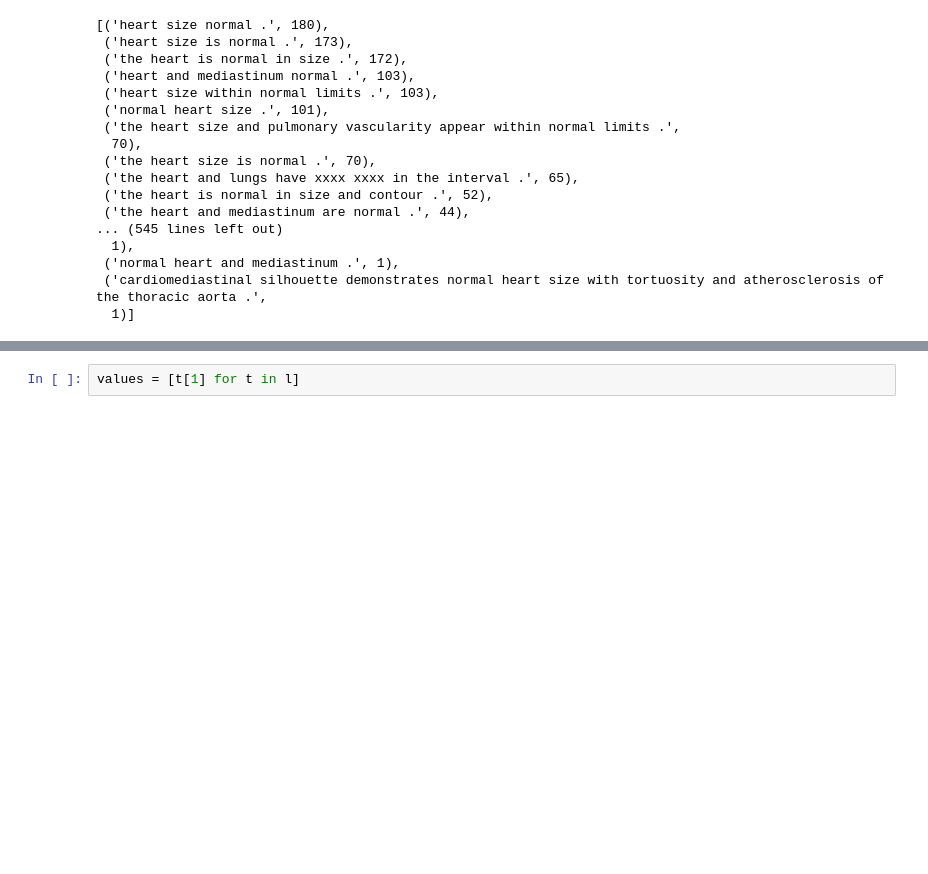
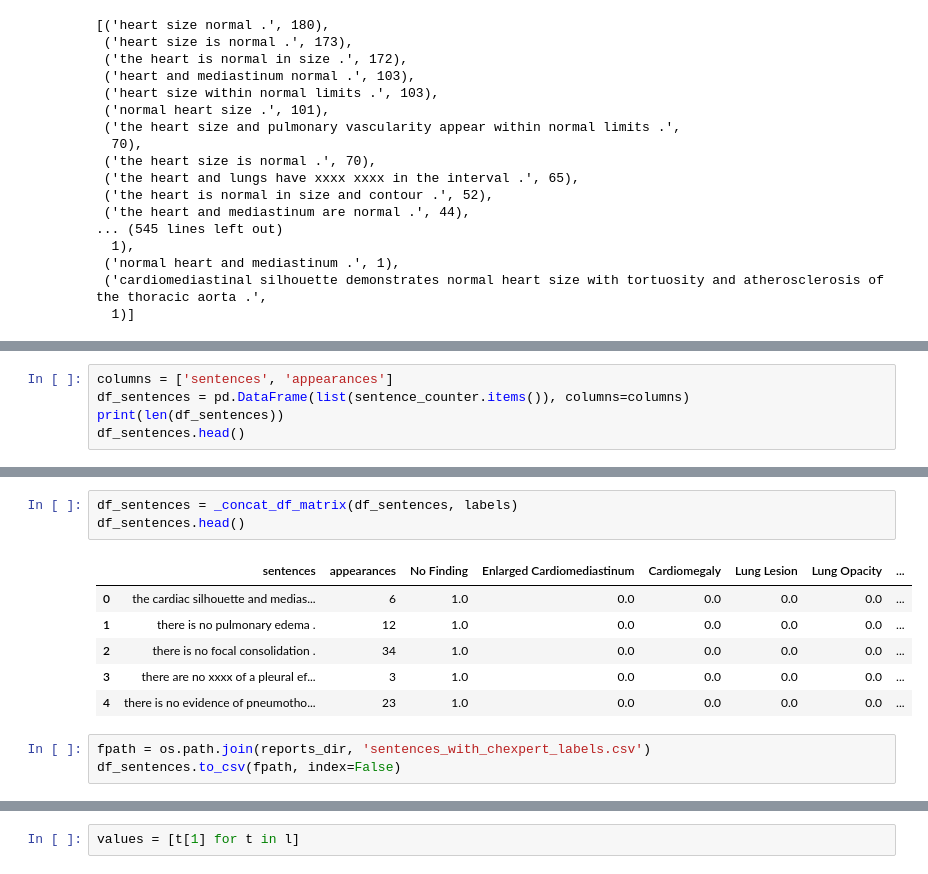
Before and after one commit to pdpino/medical-ai, a Jupyter notebook: medai/datasets/notebooks/iu_xray.ipynb, the cells around one changed output, grey strips where cells are left out. Drawn from its saved outputs; the diff is of its cells as text; blank space fills up the shorter version.

```diff
--- a/medai/datasets/notebooks/iu_xray.ipynb
+++ b/medai/datasets/notebooks/iu_xray.ipynb
@@ -625,0 +634,5 @@ l[:20]
+# %%
+columns = ['sentences', 'appearances']
+df_sentences = pd.DataFrame(list(sentence_counter.items()), columns=columns)
+print(len(df_sentences))
+df_sentences.head()
@@ -625,0 +657,13 @@ l[:20]
+# %%
+df_sentences = _concat_df_matrix(df_sentences, labels)
+df_sentences.head()
+# %% [output]
+|  | sentences | appearances | No Finding | Enlarged Cardiomediastinum | Cardiomegaly | Lung Lesion | Lung Opacity | ... |
+| 0 | the cardiac silhouette and medias... | 6 | 1.0 | 0.0 | 0.0 | 0.0 | 0.0 | ... |
+| 1 | there is no pulmonary edema . | 12 | 1.0 | 0.0 | 0.0 | 0.0 | 0.0 | ... |
+| 2 | there is no focal consolidation . | 34 | 1.0 | 0.0 | 0.0 | 0.0 | 0.0 | ... |
+| 3 | there are no xxxx of a pleural ef... | 3 | 1.0 | 0.0 | 0.0 | 0.0 | 0.0 | ... |
+| 4 | there is no evidence of pneumotho... | 23 | 1.0 | 0.0 | 0.0 | 0.0 | 0.0 | ... |
+# %%
+fpath = os.path.join(reports_dir, 'sentences_with_chexpert_labels.csv')
+df_sentences.to_csv(fpath, index=False)
```
Also changed, not shown: parts of 32 cells of this notebook, 3 other files.
